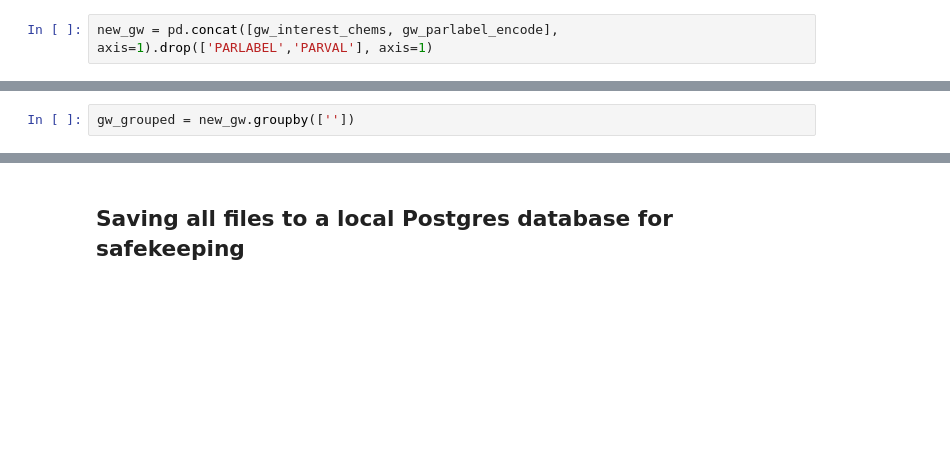
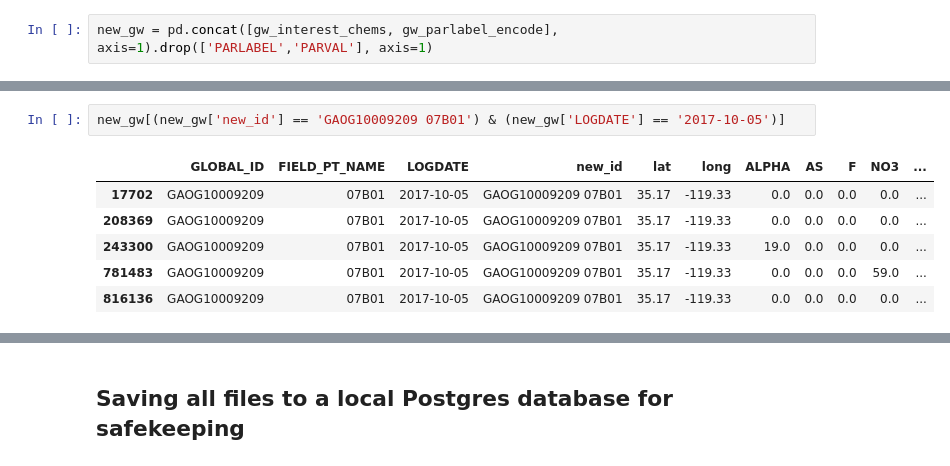
Before and after one commit to waterdatacollaborative/NicoleLook_Drinking-Water-Contaminant-Classification, a Jupyter notebook: Capstone.ipynb, the cells around one changed output, grey strips where cells are left out. Drawn from its saved outputs; the diff is of its cells as text; blank space fills up the shorter version.

```diff
--- a/Capstone.ipynb
+++ b/Capstone.ipynb
@@ -917,5 +893,12 @@ new_gw.head()
 | 118 | GAOG10009209 | 07B01 | 2017-06-08 | GAOG10009209 07B01 | 35.17 | -119.33 | 0.0 | 0.000 | 0.0 | 42.0 | ... |
 | 139 | GAOG10010391 | TUL_MW33NWSW | 2016-04-12 | GAOG10010391 TUL_MW33NWSW | 35.62 | -119.72 | 0.0 | 0.000 | 0.0 | 0.0 | ... |
 | 147 | GAOG10010391 | 32SE-EB-1 | 2016-04-11 | GAOG10010391 32SE-EB-1 | 35.62 | -119.73 | 0.0 | 0.033 | 0.0 | 0.0 | ... |
-# %%
-gw_grouped = new_gw.groupby([''])
+# %%
+new_gw[(new_gw['new_id'] == 'GAOG10009209 07B01') & (new_gw['LOGDATE'] == '2017-10-05')]
+# %% [output]
+|  | GLOBAL_ID | FIELD_PT_NAME | LOGDATE | new_id | lat | long | ALPHA | AS | F | NO3 | ... |
+| 17702 | GAOG10009209 | 07B01 | 2017-10-05 | GAOG10009209 07B01 | 35.17 | -119.33 | 0.0 | 0.0 | 0.0 | 0.0 | ... |
+| 208369 | GAOG10009209 | 07B01 | 2017-10-05 | GAOG10009209 07B01 | 35.17 | -119.33 | 0.0 | 0.0 | 0.0 | 0.0 | ... |
+| 243300 | GAOG10009209 | 07B01 | 2017-10-05 | GAOG10009209 07B01 | 35.17 | -119.33 | 19.0 | 0.0 | 0.0 | 0.0 | ... |
+| 781483 | GAOG10009209 | 07B01 | 2017-10-05 | GAOG10009209 07B01 | 35.17 | -119.33 | 0.0 | 0.0 | 0.0 | 59.0 | ... |
+| 816136 | GAOG10009209 | 07B01 | 2017-10-05 | GAOG10009209 07B01 | 35.17 | -119.33 | 0.0 | 0.0 | 0.0 | 0.0 | ... |
```
Also changed, not shown: parts of 49 cells of this notebook.
